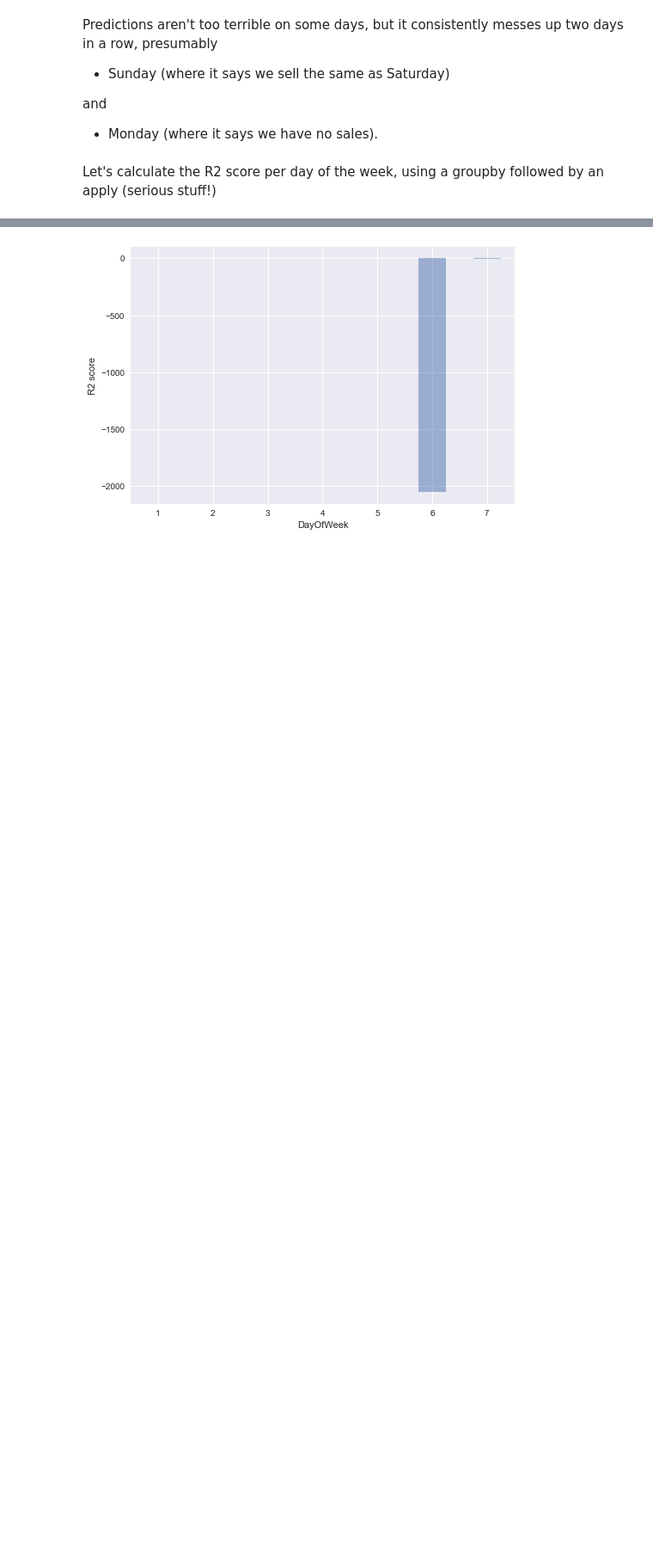
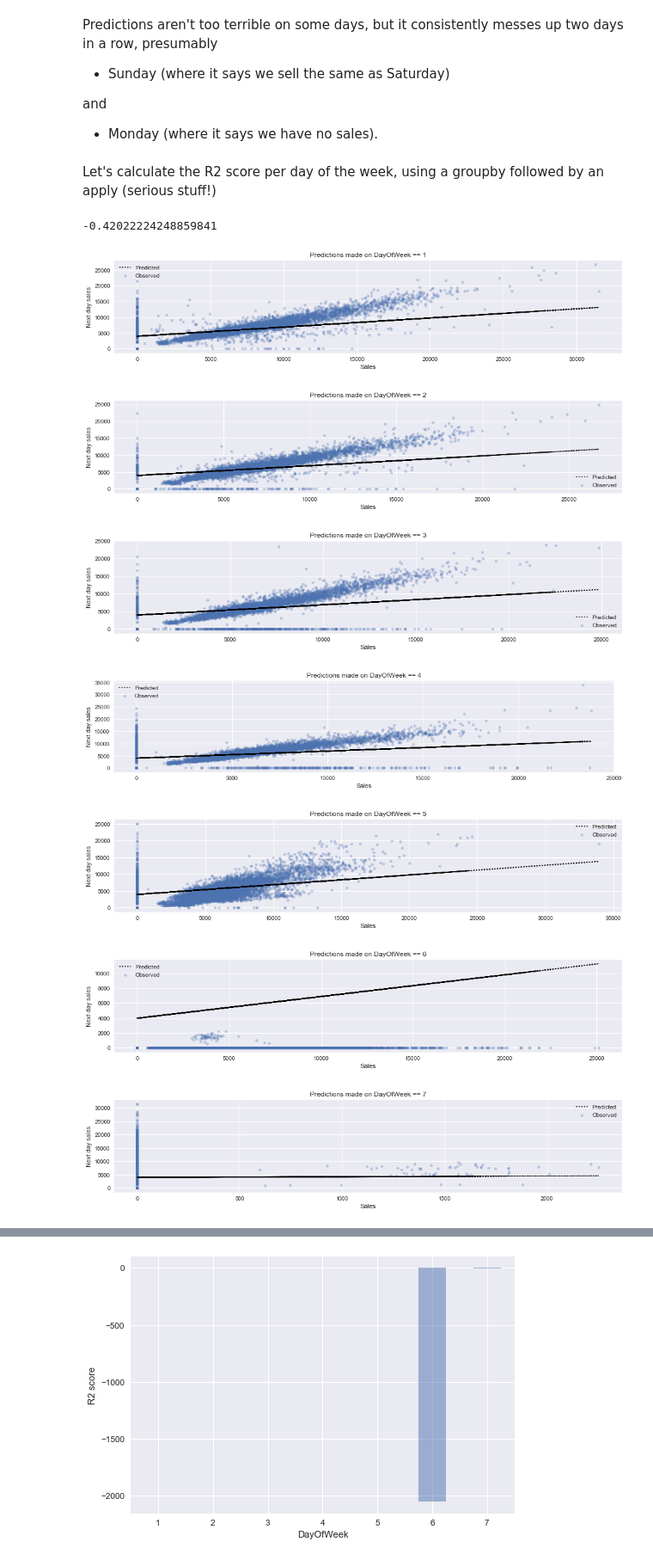
Before and after one commit to MarqueJaune/hackathon2, a Jupyter notebook: Learning units/Time series - Running first experiments.ipynb, the cells around one changed output, grey strips where cells are left out. Shown at 86% size. Saved outputs shown, nothing was run; the diff lists cells and outputs as text; code cells hidden in the pictures; blank space fills up the shorter version.

Commit message:
fixing bugs, augmenting explanation on R2 per day of the week

```diff
--- a/Learning units/Time series - Running first experiments.ipynb
+++ b/Learning units/Time series - Running first experiments.ipynb
@@ -237,3 +239,32 @@ and
 - Monday (where it says we have no sales).
 # %% [markdown]
 Let's calculate the R2 score per day of the week, using a groupby followed by an apply (serious stuff!)
+# %%
+r2_score(train['Next day sales'], train['Sales'])
+# %% [output]
+-0.42022224248859841
+# %%
+linreg = LinearRegression()
+linreg.fit(X=train['Sales'].values.reshape(-1, 1),
+           y=train['Next day sales'])
+
+r2 = {}
+for day, grp in train.groupby('DayOfWeek'):
+
+    grp.plot(kind='scatter', x='Sales', y='Next day sales', figsize=(16, 3), alpha=.3, label='Observed')
+
+    plt.plot(grp['Sales'].values,
+         linreg.predict(grp['Sales'].values.reshape(-1, 1)),
+         color='k', ls=':', label='Predicted')
+
+    plt.title('Predictions made on DayOfWeek == %0.0f' % day)
+    plt.legend()
+    plt.show()
+# %% [output]
+[figure, added]
+[figure, added]
+[figure, added]
+[figure, added]
+[figure, added]
+[figure, added]
+[figure, added]
```
Also changed, not shown: parts of 25 cells of this notebook.
